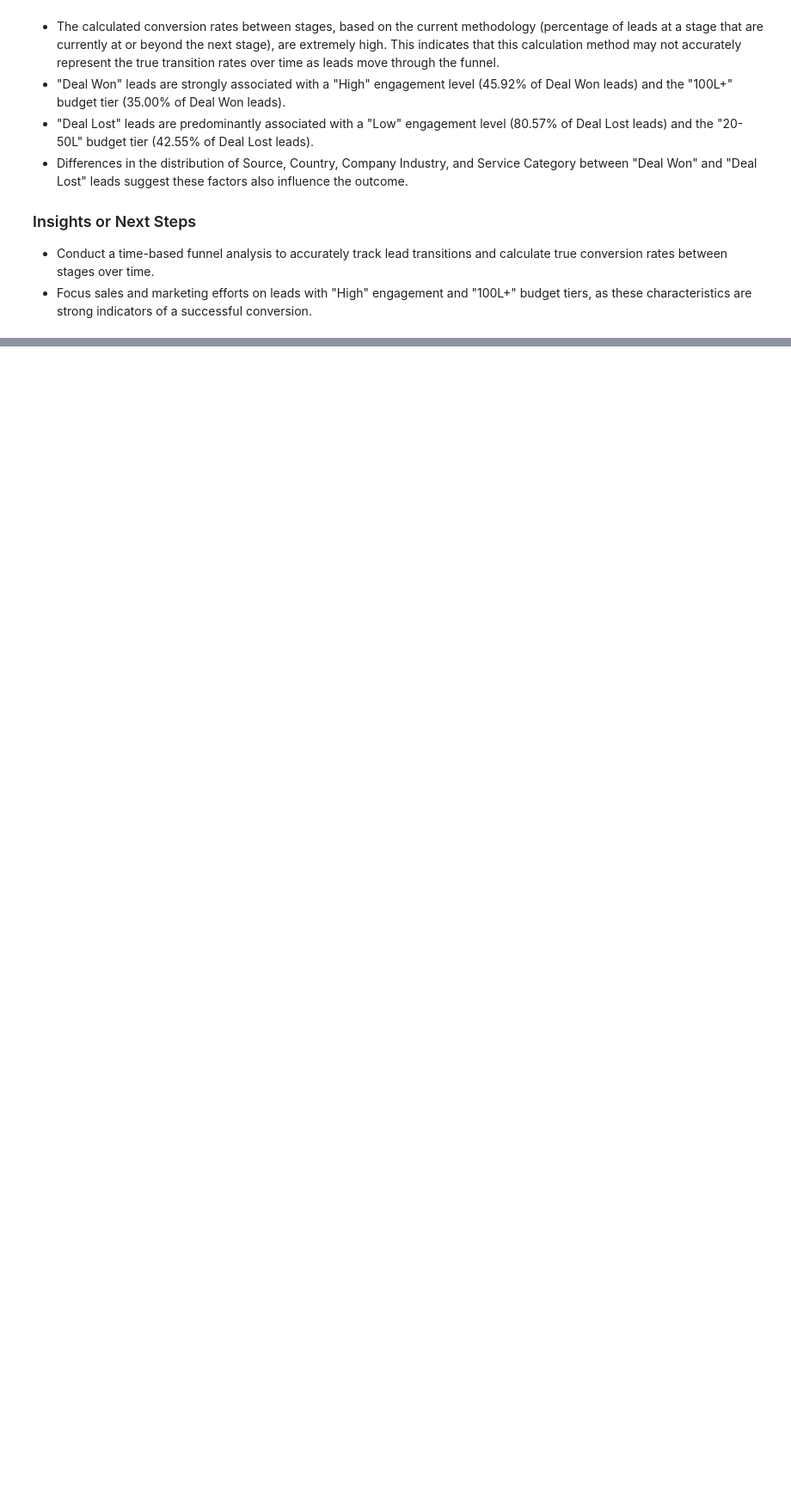
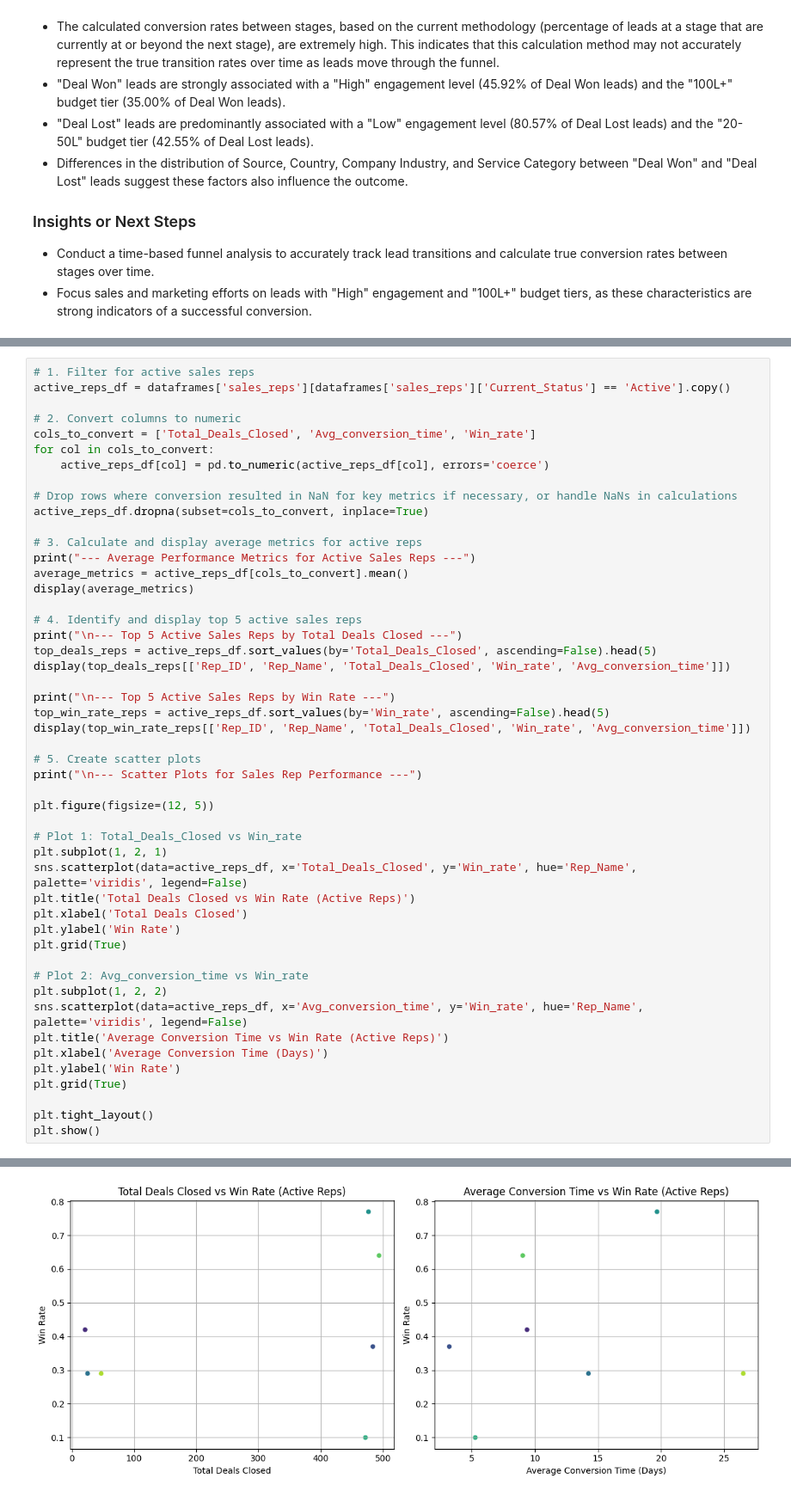
Before and after one commit to Anunineleaps6/Capstone_Sales, a Jupyter notebook: EDA.ipynb, the cells around one changed output, grey strips where cells are left out. Shown at 86% size. Cells and saved outputs as stored; diff of their text form; blank space fills up the shorter version.

```diff
--- a/EDA.ipynb
+++ b/EDA.ipynb
@@ -665,0 +958,50 @@ The EDA and funnel analysis highlight the importance of Engagement Level and Bud
+# %%
+# 1. Filter for active sales reps
+active_reps_df = dataframes['sales_reps'][dataframes['sales_reps']['Current_Status'] == 'Active'].copy()
+
+# 2. Convert columns to numeric
+cols_to_convert = ['Total_Deals_Closed', 'Avg_conversion_time', 'Win_rate']
+for col in cols_to_convert:
+    active_reps_df[col] = pd.to_numeric(active_reps_df[col], errors='coerce')
+
+# Drop rows where conversion resulted in NaN for key metrics if necessary, or handle NaNs in calculations
+active_reps_df.dropna(subset=cols_to_convert, inplace=True)
+
+# 3. Calculate and display average metrics for active reps
+print("--- Average Performance Metrics for Active Sales Reps ---")
+average_metrics = active_reps_df[cols_to_convert].mean()
+display(average_metrics)
+
+# 4. Identify and display top 5 active sales reps
+print("\n--- Top 5 Active Sales Reps by Total Deals Closed ---")
+top_deals_reps = active_reps_df.sort_values(by='Total_Deals_Closed', ascending=False).head(5)
+display(top_deals_reps[['Rep_ID', 'Rep_Name', 'Total_Deals_Closed', 'Win_rate', 'Avg_conversion_time']])
+
+print("\n--- Top 5 Active Sales Reps by Win Rate ---")
+top_win_rate_reps = active_reps_df.sort_values(by='Win_rate', ascending=False).head(5)
+display(top_win_rate_reps[['Rep_ID', 'Rep_Name', 'Total_Deals_Closed', 'Win_rate', 'Avg_conversion_time']])
+
+# 5. Create scatter plots
+print("\n--- Scatter Plots for Sales Rep Performance ---")
+
+plt.figure(figsize=(12, 5))
+
+# Plot 1: Total_Deals_Closed vs Win_rate
+plt.subplot(1, 2, 1)
+sns.scatterplot(data=active_reps_df, x='Total_Deals_Closed', y='Win_rate', hue='Rep_Name', palette='viridis', legend=False)
+plt.title('Total Deals Closed vs Win Rate (Active Reps)')
+plt.xlabel('Total Deals Closed')
+plt.ylabel('Win Rate')
+plt.grid(True)
+
+# Plot 2: Avg_conversion_time vs Win_rate
+plt.subplot(1, 2, 2)
+sns.scatterplot(data=active_reps_df, x='Avg_conversion_time', y='Win_rate', hue='Rep_Name', palette='viridis', legend=False)
+plt.title('Average Conversion Time vs Win Rate (Active Reps)')
+plt.xlabel('Average Conversion Time (Days)')
+plt.ylabel('Win Rate')
+plt.grid(True)
+
+plt.tight_layout()
+plt.show()
+# %% [output]
@@ -665,0 +1029 @@ The EDA and funnel analysis highlight the importance of Engagement Level and Bud
+[figure, added]
```
Also changed, not shown: parts of 30 cells of this notebook.
